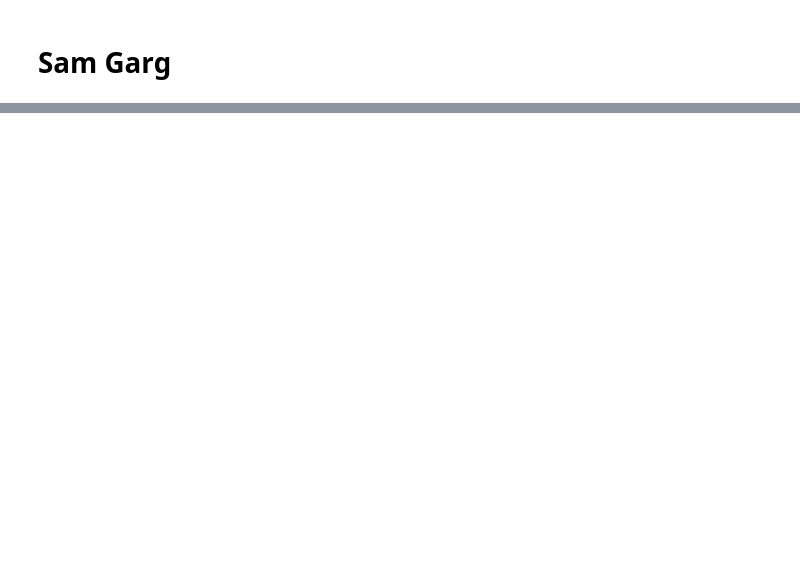
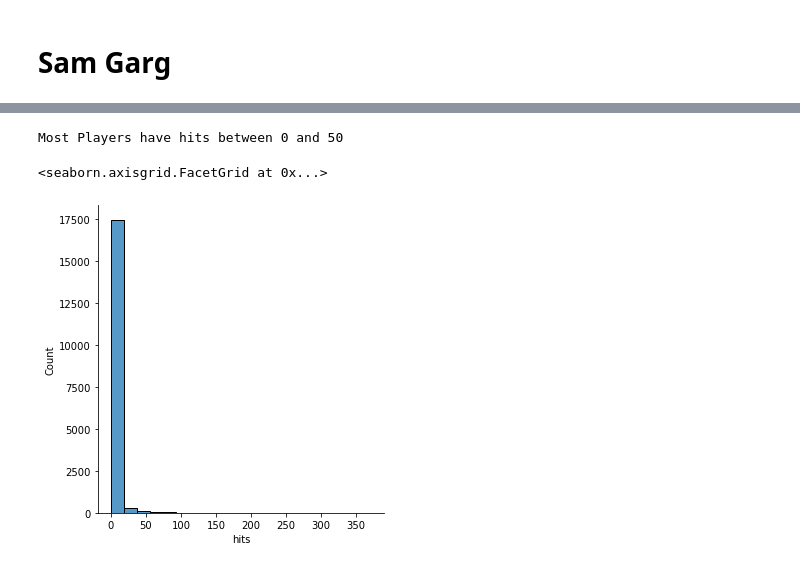
Before and after one commit to data301-2021-winter1/project-group24-project, a Jupyter notebook: notebooks/analysis2.ipynb, the cells around one changed output, grey strips where cells are left out. Saved outputs shown, nothing was run; the diff lists cells and outputs as text; code cells hidden in the pictures; blank space fills up the shorter version.

```diff
--- a/notebooks/analysis2.ipynb
+++ b/notebooks/analysis2.ipynb
@@ -25,0 +76,7 @@ Briefly describe your research question or interests here.
+# %%
+print("Most Players have hits between 0 and 50 ")
+sns.displot(df['hits'], kde=False, bins=20)
+# %% [output]
+Most Players have hits between 0 and 50
+<seaborn.axisgrid.FacetGrid at 0x...>
+[figure, added]
```
Also changed, not shown: parts of 11 cells of this notebook.
